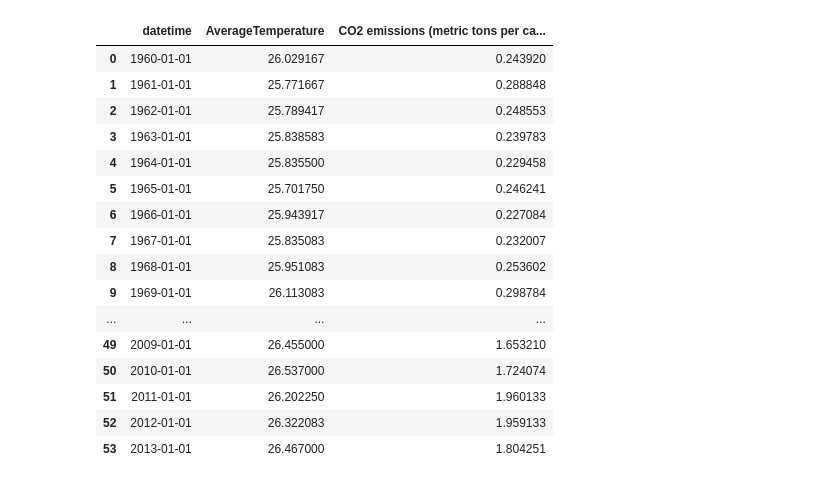
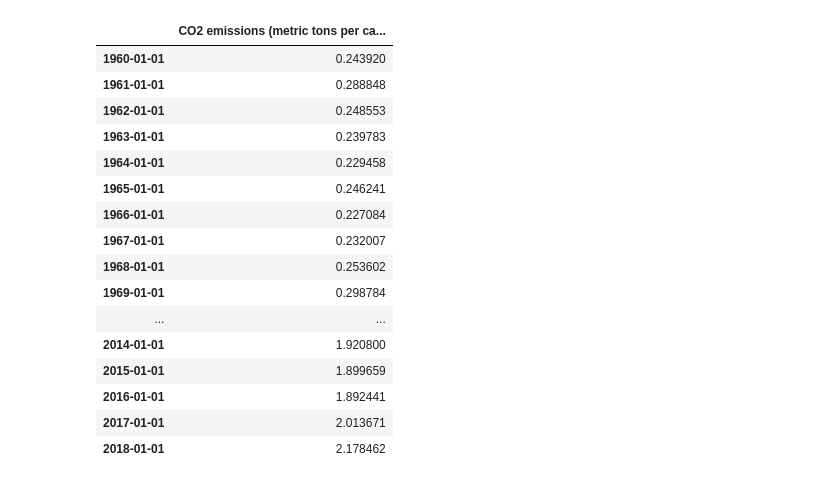
Before and after one commit to EdwardMatthew/Climate-Forecasting, a Jupyter notebook: Analysis/CO2_emission_trend.ipynb, the cells around one changed output. Drawn from its saved outputs; the diff is of its cells as text; code cells hidden in the pictures.

```diff
--- a/Analysis/CO2_emission_trend.ipynb
+++ b/Analysis/CO2_emission_trend.ipynb
@@ -10,51 +12,35 @@ from sklearn.metrics import accuracy_score
 warnings.filterwarnings('ignore')
 # %%
 emissions = pd.read_csv("D:\Kuliah\BasicStats\EVEN_FinalProj\datasets\API_EN.ATM.CO2E.PC_DS2_en_csv_v2_3159114.csv", skiprows=3)
-country = pd.read_csv("D:\Kuliah\BasicStats\EVEN_FinalProj\datasets\GlobalLandTemperaturesByCountry.csv")
-
-# processing the temperature dataset to only show Indonesia
-country["dt"] = pd.to_datetime(country["dt"])
-country.set_index("dt", inplace=True)
-indo_temp = country.loc[country["Country"] == "Indonesia"]
-indo_temp.fillna(method="bfill", inplace=True)
-indo_temp.drop("AverageTemperatureUncertainty", axis=1, inplace=True)
-indo_temp = indo_temp.resample("AS").mean()
-indo_temp
 
 # processing the CO2 emissions dataset to only show Indonesia
 indo_emissions = emissions.loc[emissions["Country Name"] == "Indonesia"]
 indo_emissions.drop("Unnamed: 65", axis=1, inplace=True)
 # dropping the NaN values as it doesn't affect the analysis
 indo_emissions.drop(["2019", "2020"], axis=1, inplace=True)
 
 # slicing the dataframe to get usable features
 indo_emissions = indo_emissions.iloc[:, 4:]
 indo_emissions = indo_emissions.transpose()
 indo_emissions.rename(columns={106:"CO2 emissions (metric tons per capita)"}, inplace=True)
 indo_emissions.index = pd.to_datetime(indo_emissions.index)
 
-# combining the two datasets together
-# drop rows that don't have both features
-indo_final = indo_temp.merge(indo_emissions, how='inner', left_on=indo_temp.index, right_on=indo_emissions.index)
-
-# changing the datetime column name
-indo_final.rename(columns={"key_0":"datetime"}, inplace=True)
-indo_final
+indo_emissions
 # %% [output]
-|  | datetime | AverageTemperature | CO2 emissions (metric tons per ca... |
-| 0 | 1960-01-01 | 26.029167 | 0.243920 |
-| 1 | 1961-01-01 | 25.771667 | 0.288848 |
-| 2 | 1962-01-01 | 25.789417 | 0.248553 |
-| 3 | 1963-01-01 | 25.838583 | 0.239783 |
-| 4 | 1964-01-01 | 25.835500 | 0.229458 |
-| 5 | 1965-01-01 | 25.701750 | 0.246241 |
-| 6 | 1966-01-01 | 25.943917 | 0.227084 |
-| 7 | 1967-01-01 | 25.835083 | 0.232007 |
-| 8 | 1968-01-01 | 25.951083 | 0.253602 |
-| 9 | 1969-01-01 | 26.113083 | 0.298784 |
-| ... | ... | ... | ... |
-| 49 | 2009-01-01 | 26.455000 | 1.653210 |
-| 50 | 2010-01-01 | 26.537000 | 1.724074 |
-| 51 | 2011-01-01 | 26.202250 | 1.960133 |
-| 52 | 2012-01-01 | 26.322083 | 1.959133 |
-| 53 | 2013-01-01 | 26.467000 | 1.804251 |
+|  | CO2 emissions (metric tons per ca... |
+| 1960-01-01 | 0.243920 |
+| 1961-01-01 | 0.288848 |
+| 1962-01-01 | 0.248553 |
+| 1963-01-01 | 0.239783 |
+| 1964-01-01 | 0.229458 |
+| 1965-01-01 | 0.246241 |
+| 1966-01-01 | 0.227084 |
+| 1967-01-01 | 0.232007 |
+| 1968-01-01 | 0.253602 |
+| 1969-01-01 | 0.298784 |
+| ... | ... |
+| 2014-01-01 | 1.920800 |
+| 2015-01-01 | 1.899659 |
+| 2016-01-01 | 1.892441 |
+| 2017-01-01 | 2.013671 |
+| 2018-01-01 | 2.178462 |
```
Also changed, not shown: parts of 8 cells of this notebook, 2 other files.
